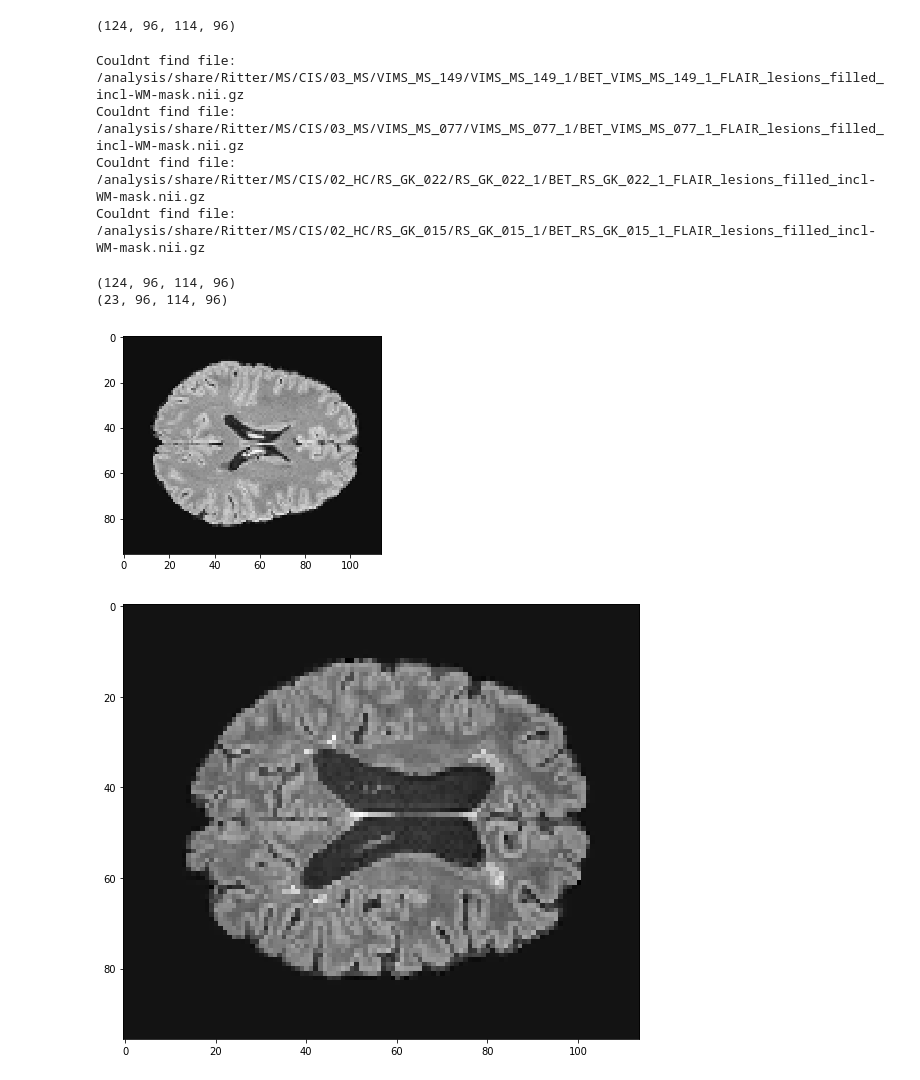
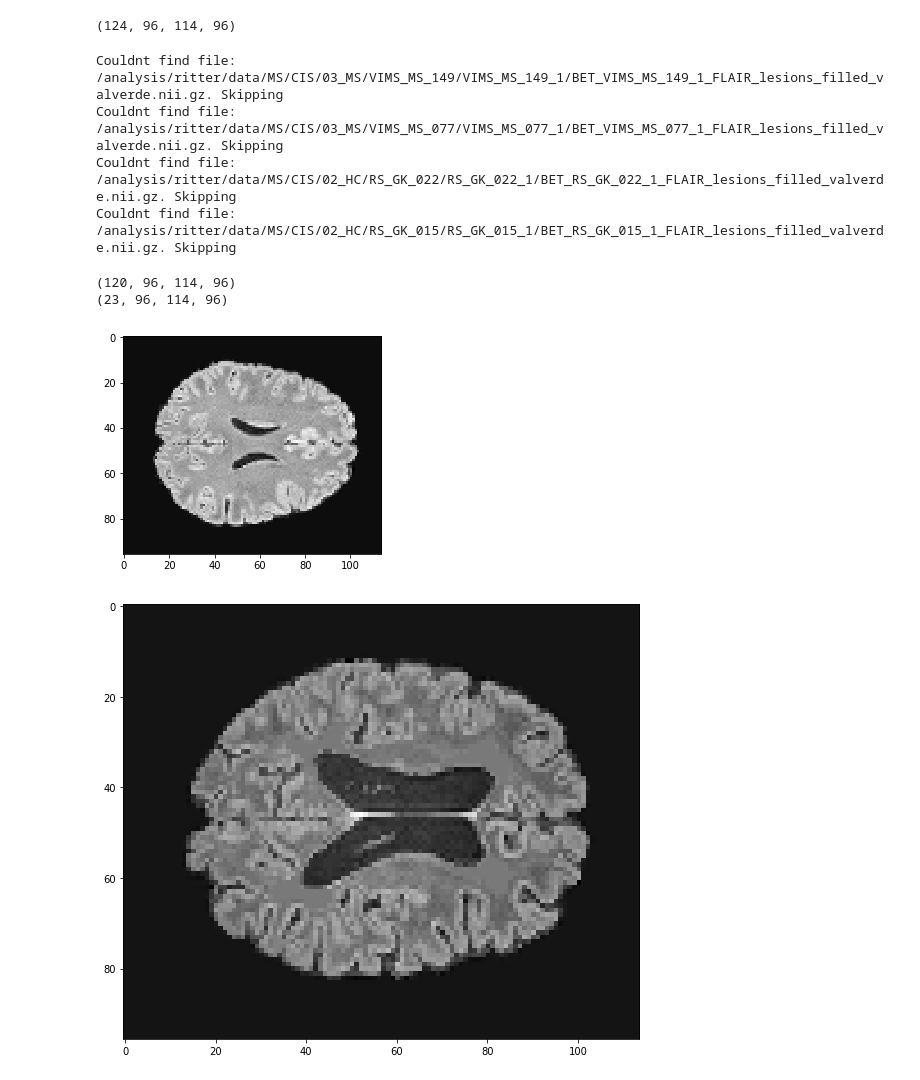
Before and after one commit to derEitel/explainableMS, a Jupyter notebook: create_hdf5_files/Make MS HDF5 set-FLAIR-lesions_filled.ipynb, the cells around one changed output. Drawn from its saved outputs; the diff is of its cells as text; code cells hidden in the pictures.

Commit message:
added lesion filling according to valverde

```diff
--- a/create_hdf5_files/Make MS HDF5 set-FLAIR-lesions_filled.ipynb
+++ b/create_hdf5_files/Make MS HDF5 set-FLAIR-lesions_filled.ipynb
@@ -62,46 +64,52 @@ print(len(holdout_df))
 # %%
 # load images in matrix
 def create_dataset(dataset, z_factor, output_shape):
-    data_matrix = np.empty(shape=((len(dataset),) + output_shape))
-    labels = np.empty(shape=((len(dataset),)))
+    data_matrix = [] #np.zeros(shape=((len(dataset),) + output_shape))
+    labels = [] #np.empty(shape=((len(dataset),)))
     for idx, row in dataset.iterrows():
         path = row["path"]
         # switch to filled lesions
-        path = path.replace("FLAIR", "FLAIR_lesions_filled_incl-WM-mask")
+        path = path.replace("/analysis/share/Ritter", "/analysis/ritter/data")
+        path = path.replace("FLAIR", "FLAIR_lesions_filled_valverde")
+        struct_arr = np.NAN
         try:
             scan = nib.load(path)
+            struct_arr = scan.get_data().astype(np.float32)
+            struct_arr = zoom(struct_arr, z_factor)
+            data_matrix.append(struct_arr)
+            labels.append((row["label"] == "MS") *1)
         except:
-            print("Couldnt find file: {}".format(path))
-        struct_arr = scan.get_data().astype(np.float32)
-        struct_arr = zoom(struct_arr, z_factor)
-        data_matrix[idx] = struct_arr
-        labels[idx] = (row["label"] == "MS") *1
-    return data_matrix, labels
+            print("Couldnt find file: {}. Skipping".format(path))
+            #data_matrix[idx][:,:,:] = np.NaN
+            #labels[idx] = np.NaN
+
+
+    return np.array(data_matrix), np.array(labels)
 # %%
 train_dataset, train_labels = create_dataset(train_df, z_factor=z_factor, output_shape=output_shape)
 holdout_dataset, holdout_labels = create_dataset(holdout_df, z_factor=z_factor, output_shape=output_shape)
 # %% [output]
-Couldnt find file: /analysis/share/Ritter/MS/CIS/03_MS/VIMS_MS_149/VIMS_MS_149_1/BET_VIMS_MS_149_1_FLAIR_lesions_filled_incl-WM-mask.nii.gz
-Couldnt find file: /analysis/share/Ritter/MS/CIS/03_MS/VIMS_MS_077/VIMS_MS_077_1/BET_VIMS_MS_077_1_FLAIR_lesions_filled_incl-WM-mask.nii.gz
-Couldnt find file: /analysis/share/Ritter/MS/CIS/02_HC/RS_GK_022/RS_GK_022_1/BET_RS_GK_022_1_FLAIR_lesions_filled_incl-WM-mask.nii.gz
-Couldnt find file: /analysis/share/Ritter/MS/CIS/02_HC/RS_GK_015/RS_GK_015_1/BET_RS_GK_015_1_FLAIR_lesions_filled_incl-WM-mask.nii.gz
+Couldnt find file: /analysis/ritter/data/MS/CIS/03_MS/VIMS_MS_149/VIMS_MS_149_1/BET_VIMS_MS_149_1_FLAIR_lesions_filled_valverde.nii.gz. Skipping
+Couldnt find file: /analysis/ritter/data/MS/CIS/03_MS/VIMS_MS_077/VIMS_MS_077_1/BET_VIMS_MS_077_1_FLAIR_lesions_filled_valverde.nii.gz. Skipping
+Couldnt find file: /analysis/ritter/data/MS/CIS/02_HC/RS_GK_022/RS_GK_022_1/BET_RS_GK_022_1_FLAIR_lesions_filled_valverde.nii.gz. Skipping
+Couldnt find file: /analysis/ritter/data/MS/CIS/02_HC/RS_GK_015/RS_GK_015_1/BET_RS_GK_015_1_FLAIR_lesions_filled_valverde.nii.gz. Skipping
 # %%
 print(train_dataset.shape)
 print(holdout_dataset.shape)
 # %% [output]
-(124, 96, 114, 96)
+(120, 96, 114, 96)
 (23, 96, 114, 96)
 # %%
 import matplotlib.pyplot as plt
 # %%
-plt.imshow(train_dataset[-1][:,:,48], cmap='gray')
+plt.imshow(train_dataset[-1][:,:,50], cmap='gray')
 plt.show()
 # %% [output]
-[figure, old version]
+[figure, new version]
 # %%
 plt.figure(figsize=(12, 8))
 plt.imshow(holdout_dataset[6][:,:,48], cmap='gray')
 plt.show()
 # %% [output]
-[figure, old version]
+[figure, new version]
 # %%
```
Also changed, not shown: parts of 3 cells of this notebook, 3 other files.
